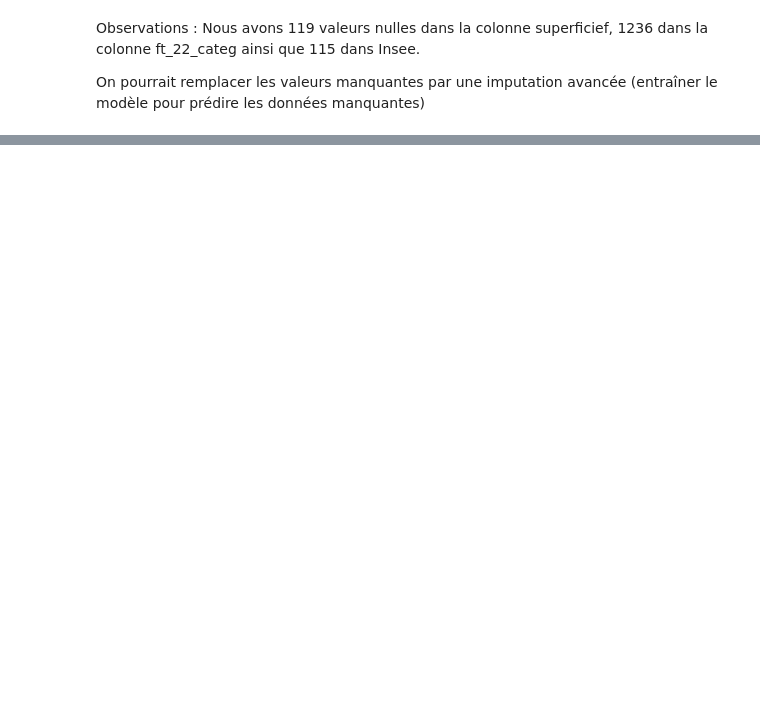
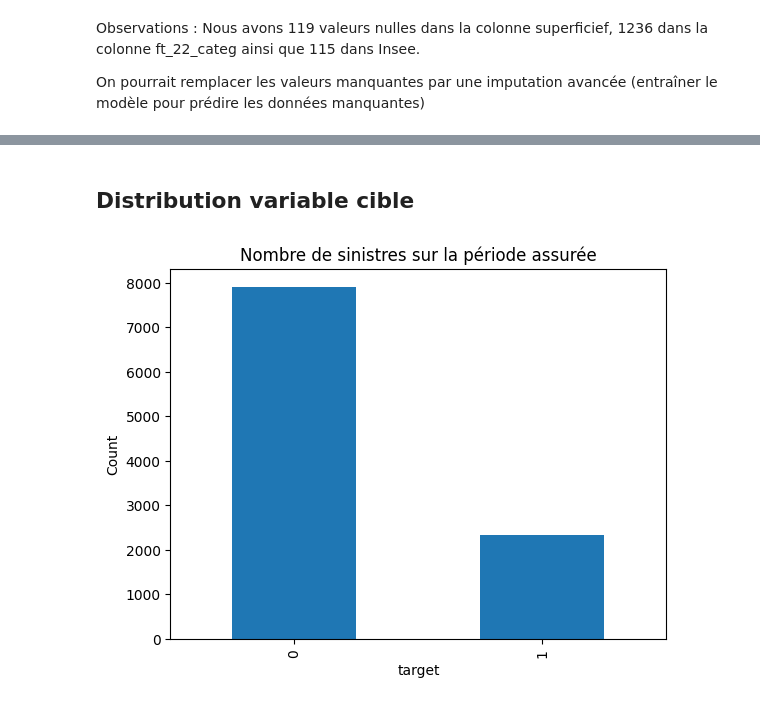
Before and after one commit to arthurmadecprevost/projet-ingenierie-des-donnees, a Jupyter notebook: projet.ipynb, the cells around one changed output, grey strips where cells are left out. Cells and saved outputs as stored; diff of their text form; code cells hidden in the pictures; blank space fills up the shorter version.

```diff
--- a/projet.ipynb
+++ b/projet.ipynb
@@ -94,0 +150,10 @@ Observations :
+# %% [markdown]
+## Distribution variable cible
+# %%
+df['target'].value_counts().plot(kind='bar')
+plt.xlabel('target')
+plt.ylabel('Count')
+plt.title('Nombre de sinistres sur la période assurée')
+plt.show()
+# %% [output]
+[figure, added]
```
Also changed, not shown: parts of 22 cells of this notebook.
